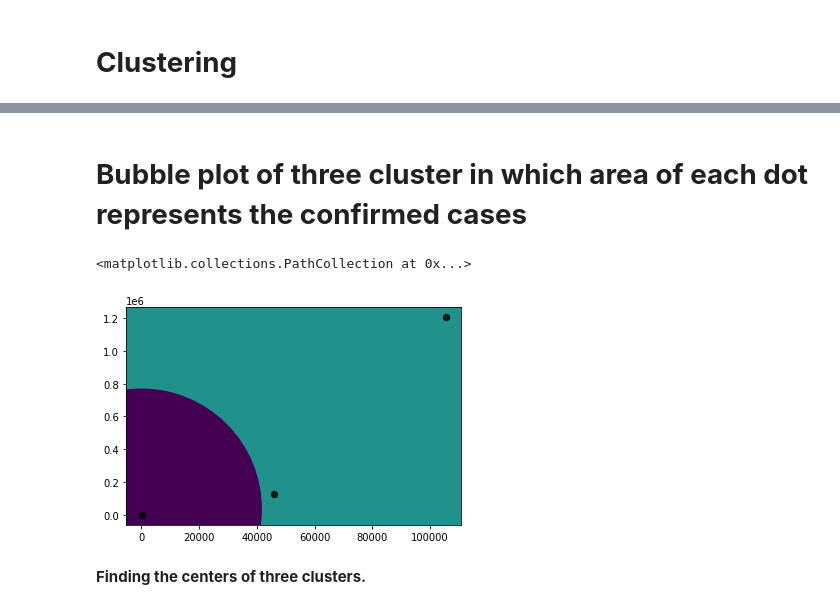
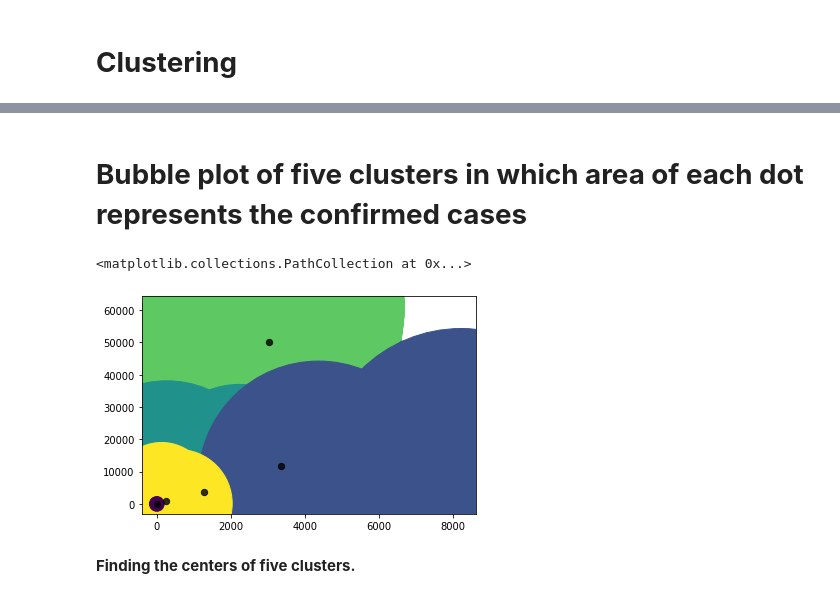
Before and after one commit to 19pa1a05c7/clustering-with-kmeans, a Jupyter notebook: copy_of_Untitled2.ipynb, the cells around one changed output, grey strips where cells are left out. Cells and saved outputs as stored; diff of their text form; code cells hidden in the pictures.

```diff
--- a/copy_of_Untitled2.ipynb
+++ b/copy_of_Untitled2.ipynb
@@ -152,3 +180,0 @@ covid19
-# %%
-covid19 = covid19.groupby('Province/State').agg(np.sum).reset_index()
-covid19
@@ -204,0 +204,2 @@ plt.scatter(x[:,1],x[:,2])
+# %%
+y=covid19.iloc[:,3:6].values
@@ -209,8 +249,8 @@ sad = []
 
 for i in range(2, 21):
     kmeans = KMeans(n_clusters = i, init = 'k-means++', max_iter = 300, n_init = 10, random_state = 0)
-    kmeans.fit(x)
-    sad.append(kmeans.score(x))
+    kmeans.fit(y)
+    sad.append(kmeans.score(y))
 plt.plot(range(2,21),sad)
 plt.title('The elbow method')
 plt.xlabel('Number of clusters')
@@ -223,7 +263,7 @@ plt.show()
 # %% [markdown]
 # **Clustering**
 # %%
-kmeans = KMeans(n_clusters = 3, init = 'k-means++', max_iter = 300, n_init = 10, random_state = 0)
-y_kmeans = kmeans.fit_predict(x)
+kmeans = KMeans(n_clusters = 5, init = 'k-means++', max_iter = 300, n_init = 10, random_state = 0)
+y_kmeans = kmeans.fit_predict(y)
 y_kmeans
 # %% [output]
@@ -244,14 +271,14 @@ array([0, 0, 0, 0, 0, 0, 0, 0, 0, 0, 0, 0, 0, 0, 0, 0, 0, 0, 0, 0, 0, 0,
 # %% [markdown]
-# **Bubble plot of three cluster in which area of each dot represents the confirmed cases**
+# **Bubble plot of five clusters in which area of each dot represents the confirmed cases**
 # %%
-plt.scatter(x[:, 1], x[:, 2],s=x[:,0],c=y_kmeans,cmap="viridis")
+plt.scatter(y[:, 1], y[:, 2],s=y[:,0],c=y_kmeans,cmap="viridis")
 cen=kmeans.cluster_centers_
 plt.scatter(cen[:,1],cen[:,2],c="black",s=40,alpha=0.8)
 # %% [output]
 <matplotlib.collections.PathCollection at 0x...>
-[figure, old version]
+[figure, new version]
 # %% [markdown]
-**Finding the centers of three clusters.**
+**Finding the centers of five clusters.**
 # %%
 cen=kmeans.cluster_centers_
 cen
```
Also changed, not shown: parts of 34 cells of this notebook.
